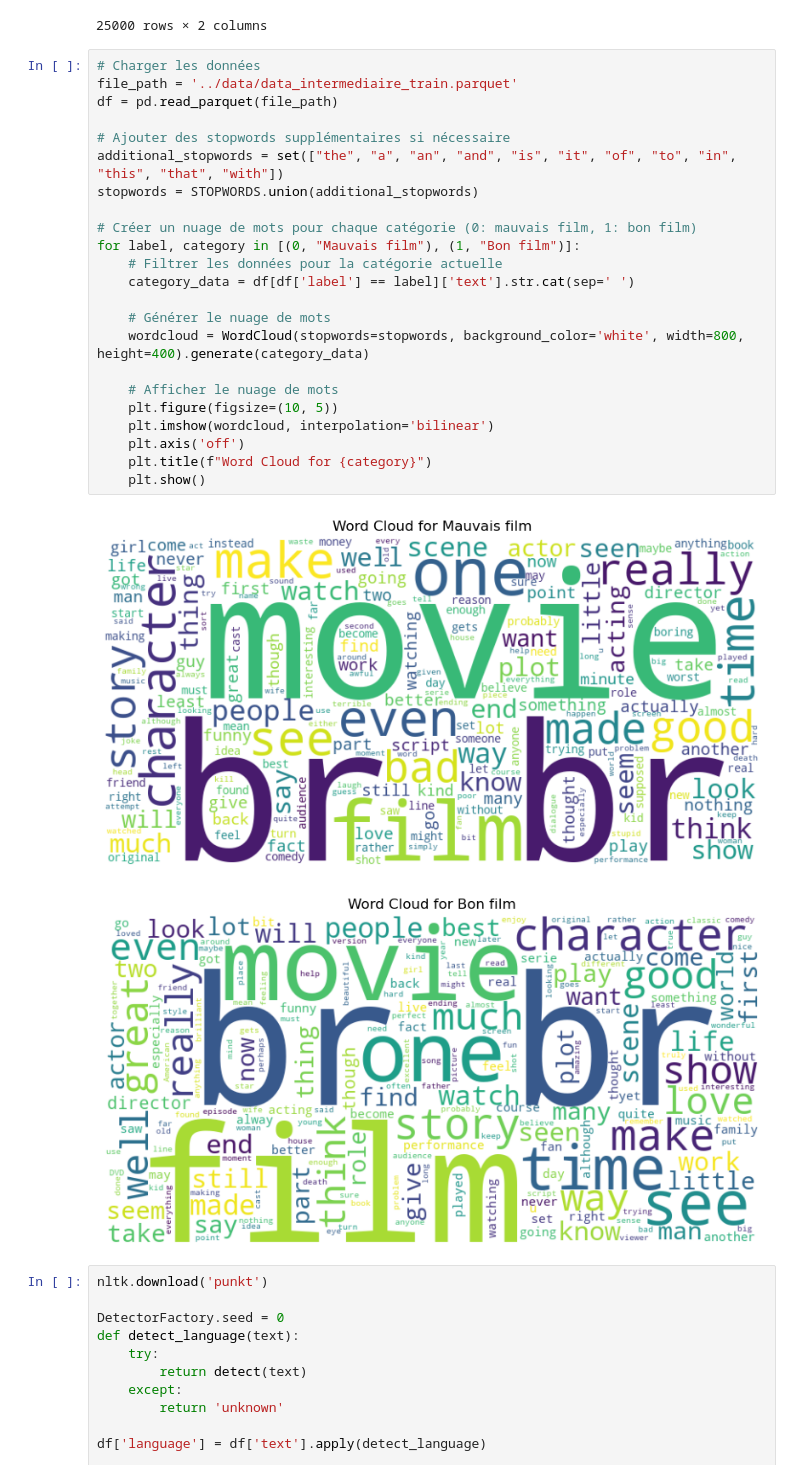
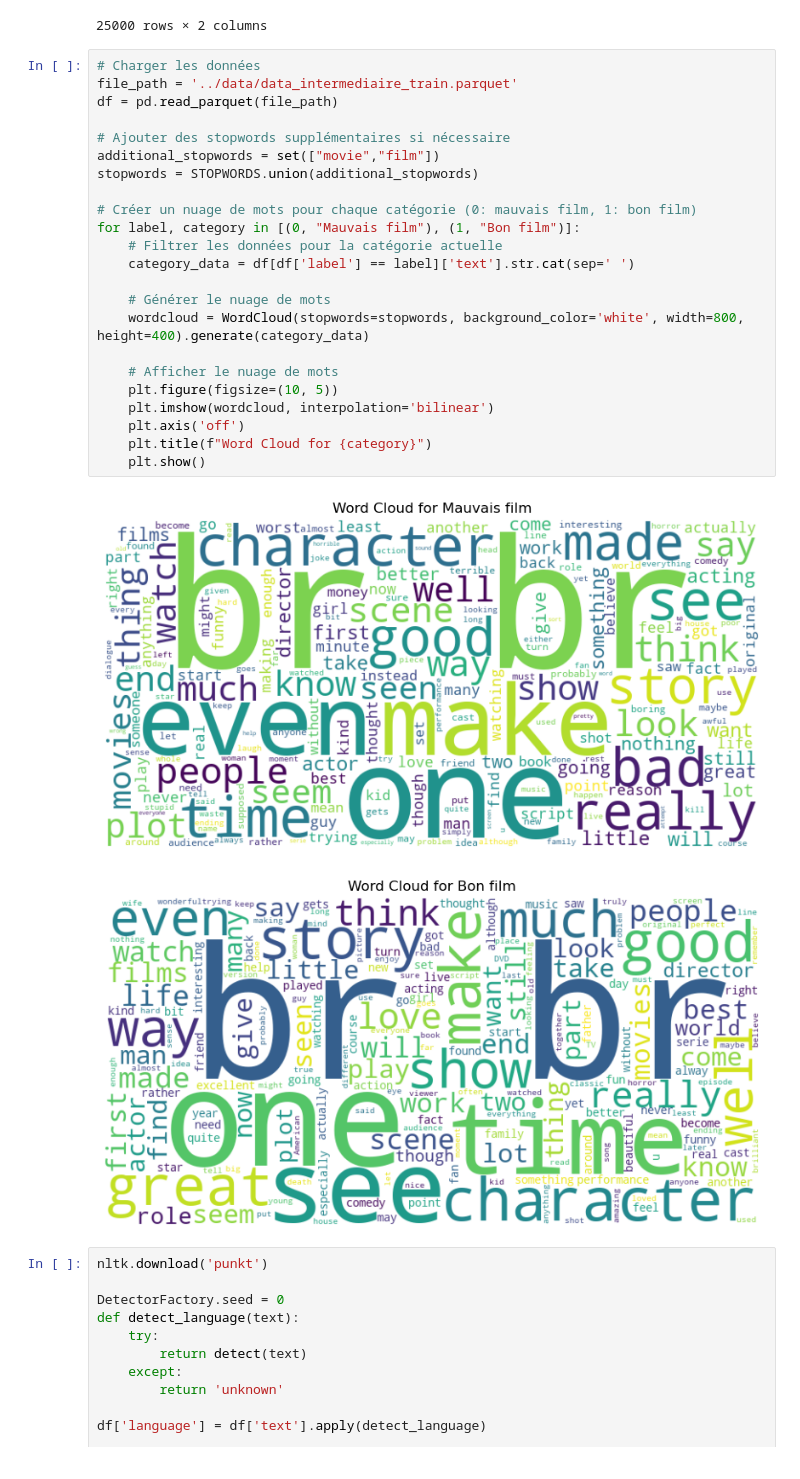
Before and after one commit to antoinerougier/NLP_Project, a Jupyter notebook: notebook/viz.ipynb, the cells around one changed output. Drawn from its saved outputs; the diff is of its cells as text.

```diff
--- a/notebook/viz.ipynb
+++ b/notebook/viz.ipynb
@@ -34,29 +34,29 @@ df
 # %%
 # Charger les données
 file_path = '../data/data_intermediaire_train.parquet'
 df = pd.read_parquet(file_path)
 
 # Ajouter des stopwords supplémentaires si nécessaire
-additional_stopwords = set(["the", "a", "an", "and", "is", "it", "of", "to", "in", "this", "that", "with"])
+additional_stopwords = set(["movie","film"])
 stopwords = STOPWORDS.union(additional_stopwords)
 
 # Créer un nuage de mots pour chaque catégorie (0: mauvais film, 1: bon film)
 for label, category in [(0, "Mauvais film"), (1, "Bon film")]:
     # Filtrer les données pour la catégorie actuelle
     category_data = df[df['label'] == label]['text'].str.cat(sep=' ')
 
     # Générer le nuage de mots
     wordcloud = WordCloud(stopwords=stopwords, background_color='white', width=800, height=400).generate(category_data)
 
     # Afficher le nuage de mots
     plt.figure(figsize=(10, 5))
     plt.imshow(wordcloud, interpolation='bilinear')
     plt.axis('off')
     plt.title(f"Word Cloud for {category}")
     plt.show()
 # %% [output]
-[figure, old version]
+[figure, new version]
-[figure, old version]
+[figure, new version]
 # %%
 nltk.download('punkt')
 
```
Also changed, not shown: parts of 1 cell of this notebook, 1 other file.
